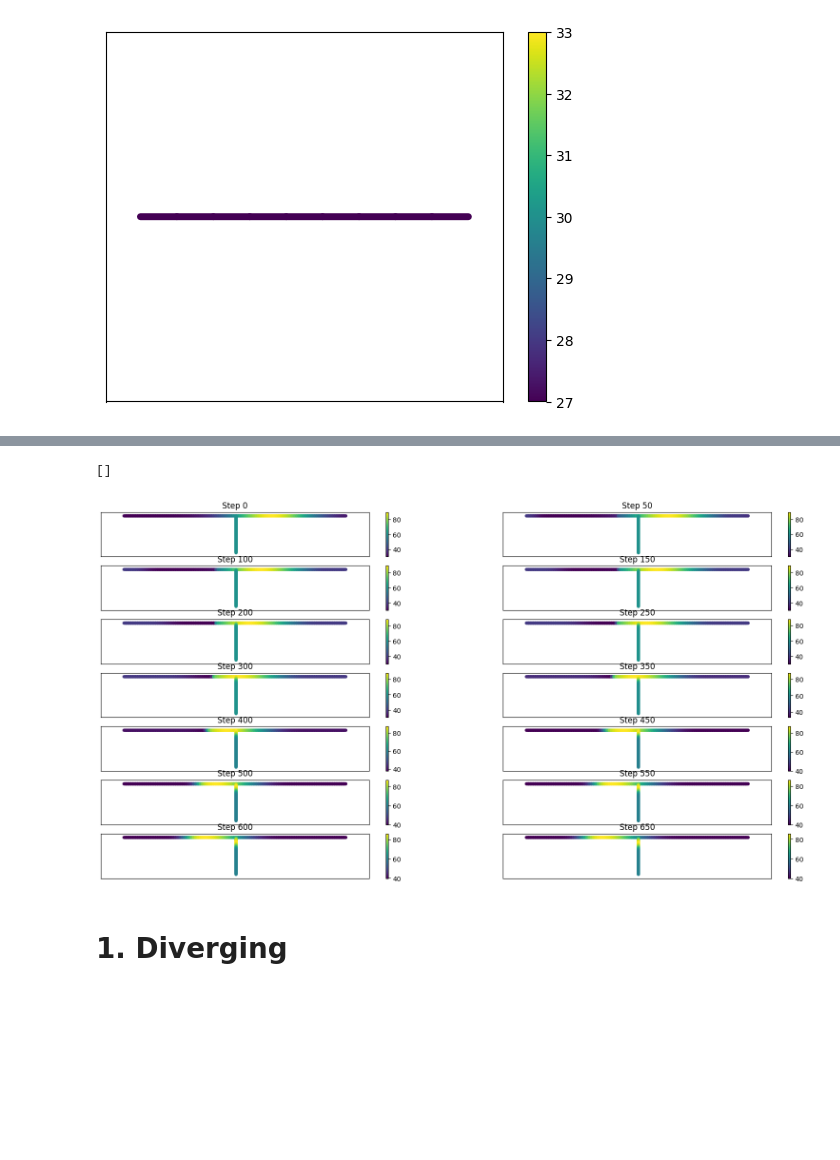
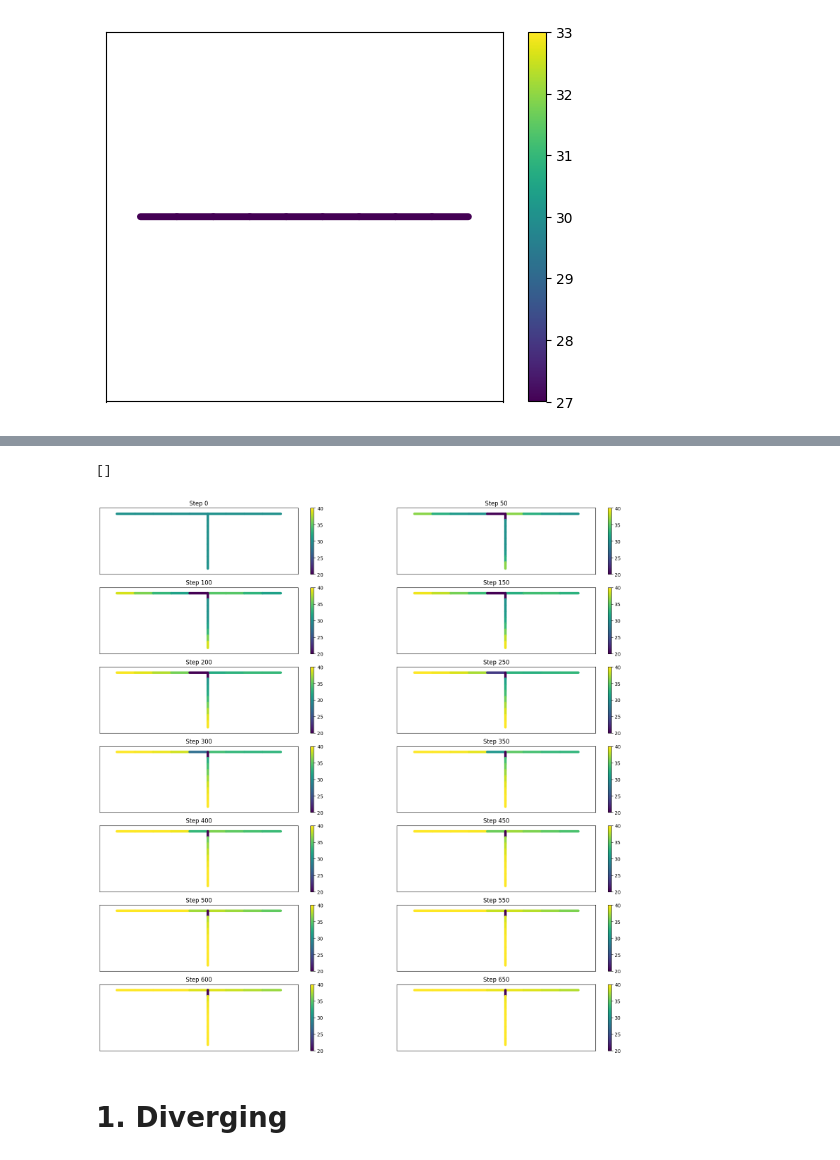
Before and after one commit to dani2442/TrafficFlow, a Jupyter notebook: notebooks/CTM_general.ipynb, the cells around one changed output, grey strips where cells are left out. Cells and saved outputs as stored; diff of their text form; code cells hidden in the pictures; blank space fills up the shorter version.

Commit message:
graph converge works

```diff
--- a/notebooks/CTM_general.ipynb
+++ b/notebooks/CTM_general.ipynb
@@ -23,7 +23,7 @@ def Q_e(rho):
 # %%
 x_0, x_N = 0, 100
 N_x = 10
-T_sim = 2
+T_sim = 4
 N_t = 1000
 I = 1.0
 
@@ -53,11 +53,12 @@ def init_converge(G):
     xs = jnp.linspace(x_0, x_N, N_x)
     for i,j in G.edges:
         if i<0:
-            rho = rho_max/2
+            rho = rho_max/4
         else:
-            rho = rho_max/4 + jnp.exp(-jnp.square((xs[i] - x_N/1.5)/20))*rho_max/2
+            rho = rho_max/4 #+ jnp.exp(-jnp.square((xs[i] - x_N/1.5)/20))*rho_max/2
         G.edges[i, j]['rho_old'] = rho
         G.edges[i, j]['Q_old'] = Q_e(rho)
+        G.edges[i, j]['I'] = 1.
 
     return G
 
@@ -70,7 +71,7 @@ def init_continuous(G):
         G.edges[i, j]['Q_old'] = Q_e(rho)
 
         if i==int(N_x/1.5):
-            G.edges[i, j]['I'] = 0.01
+            G.edges[i, j]['I'] = 0.0001
         else:
             G.edges[i, j]['I'] = 1.
     return G
@@ -78,12 +79,12 @@ def init_continuous(G):
 def plot_graph(G, pos, ax, title=''):
     weights = [float(G.edges[e]['rho_old']) for e in G.edges()]
     # Normalize the weights for colormap
-    norm = plt.Normalize(vmin=min(weights), vmax=max(weights))
+    norm = plt.Normalize(vmin=20, vmax=40) #min(weights), vmax=max(weights))
 
     ax.set_title(title)
     # Create the colormap
     cmap = plt.cm.viridis
-    nx.draw_networkx_edges(G, pos, node_size=0, arrowstyle='-', width=5, edge_color=weights, edge_cmap=cmap, edge_vmin=min(weights), edge_vmax=max(weights), ax=ax)
+    nx.draw_networkx_edges(G, pos, node_size=0, arrowstyle='-', width=5, edge_color=weights, edge_cmap=cmap, ax=ax, edge_vmin=20, edge_vmax=40) #, edge_vmin = min(weights), edge_vmax=max(weights))
     sm = plt.cm.ScalarMappable(cmap=cmap, norm=norm)
     plt.colorbar(sm, ax=ax)
 # %%
@@ -124,18 +125,27 @@ def CTM_step(G):
             I_k_p1 = data_k_p1['I']
             S_k_p1 = np.where(rho_k_p1/I_k_p1>rho_C, Q_k_p1, C*I_k_p1)
 
-        """D_k = 0
+        D_k = 0
         for edge in edge_in_j:
             data_k_i = edge[2]
             rho_k_i = data_k_i['rho_old']
             Q_k_i = data_k_i['Q_old']
-            D_k_i = np.where(rho_k_i/I<=rho_C, Q_k_i, C*I)
-            D_k += D_k_i """
+            D_k_i = np.where(rho_k_i/I_k<=rho_C, Q_k_i, C*I_k)
+            D_k += D_k_i
 
-        D_k = np.where(rho_k/I_k<=rho_C, Q_k, C*I_k)
+        #D_k = np.where(rho_k/I_k<=rho_C, Q_k, C*I_k)
         S_k = np.where(rho_k/I_k>rho_C, Q_k, C*I_k)
         Q_up = np.minimum(S_k, D_k_m1)
         Q_down = np.minimum(S_k_p1, D_k)
+
+        if i==-1:
+            print('S_k', S_k)
+            print('D_k', D_k)
+            print('D_k_m1', D_k_m1)
+            print('S_k_p1', S_k_p1)
+            print('rho', rho_k)
+            print(len(edge_in_j))
+
         rho_k = rho_k + dt/dx*(Q_up - Q_down)
 
         G.edges[i, j]['rho_new'] = rho_k
@@ -194,12 +221,12 @@ for t_i in range(N_t):
 # %%
-f, axs = plt.subplots(7, 2, figsize=(20,10))
+f, axs = plt.subplots(7, 2, figsize=(20,20))
 for i, ax in enumerate(axs.reshape(-1)):
     plot_graph(G_checkpoints[i], pos=pos, ax=ax, title=f'Step {i*50}')
 
 plt.plot()
 # %% [output]
 []
-[figure, old version]
+[figure, new version]
 # %% [markdown]
 # 1. Diverging
 # %%
```
Also changed, not shown: parts of 5 cells of this notebook.
